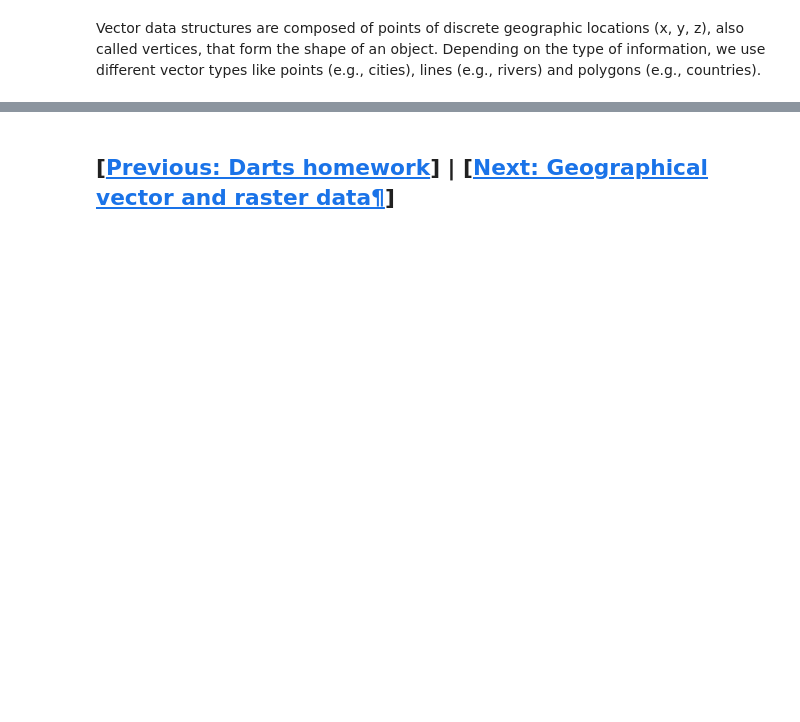
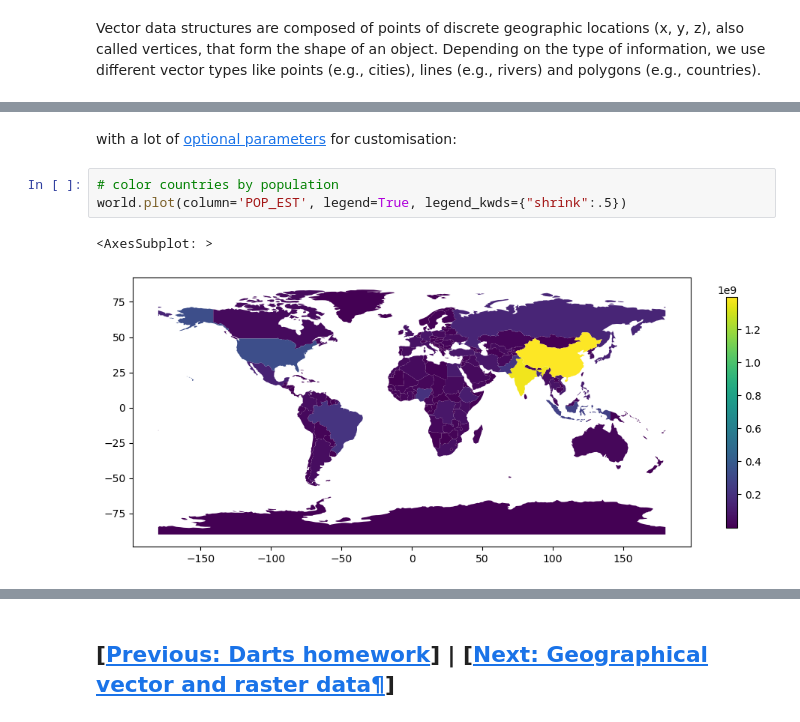
Before and after one commit to sebsteinig/introduction-to-scientific-computing, a Jupyter notebook: week_5/chapters/03-vectors_and_rasters.ipynb, the cells around one changed output, grey strips where cells are left out. Drawn from its saved outputs; the diff is of its cells as text; blank space fills up the shorter version.

```diff
--- a/week_5/chapters/03-vectors_and_rasters.ipynb
+++ b/week_5/chapters/03-vectors_and_rasters.ipynb
@@ -28,0 +123,8 @@ Note: `GeoPandas` is using this 'table' approach because it is primarily build u
+# %% [markdown]
+with a lot of [optional parameters](https://geopandas.org/en/stable/docs/reference/api/geopandas.GeoDataFrame.plot.html) for customisation:
+# %%
+# color countries by population
+world.plot(column='POP_EST', legend=True, legend_kwds={"shrink":.5})
+# %% [output]
+<AxesSubplot: >
+[figure, added]
```
Also changed, not shown: parts of 27 cells of this notebook, 25 other files.
